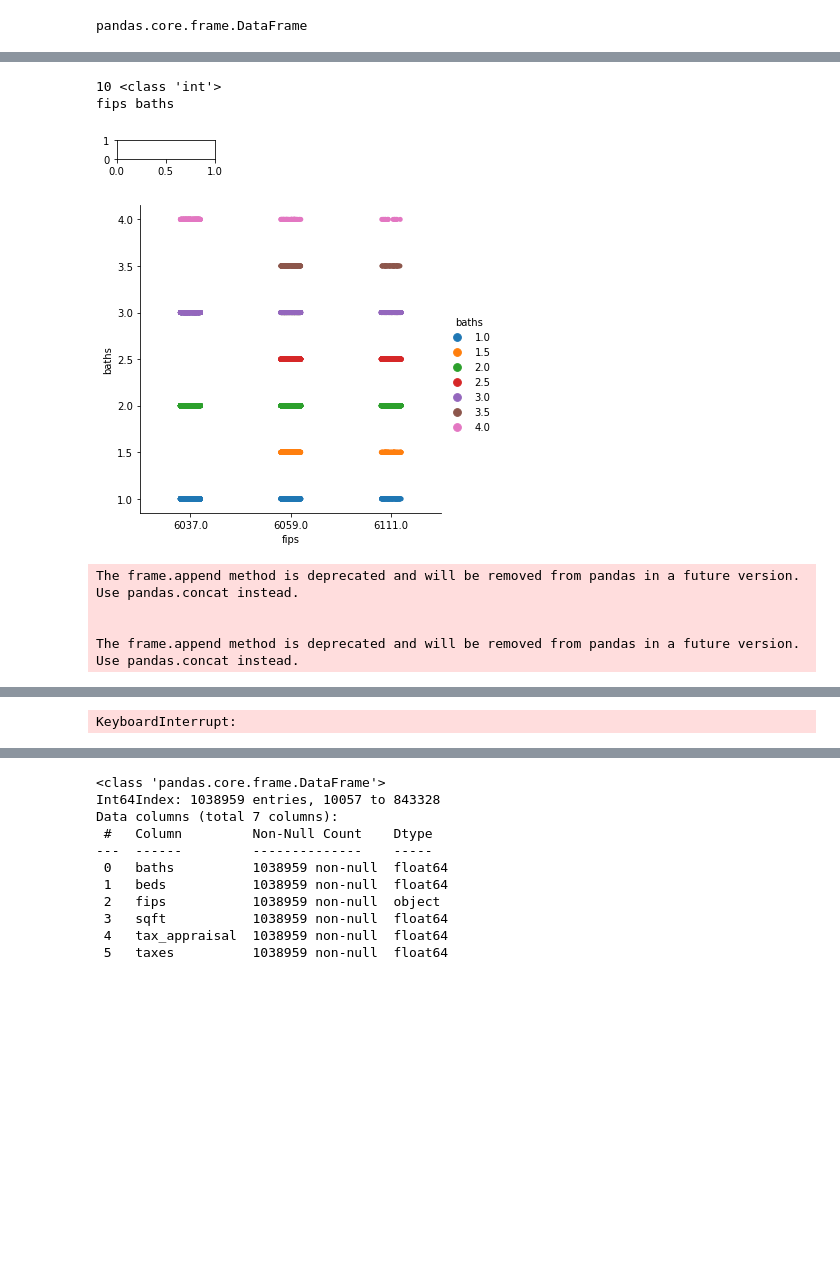
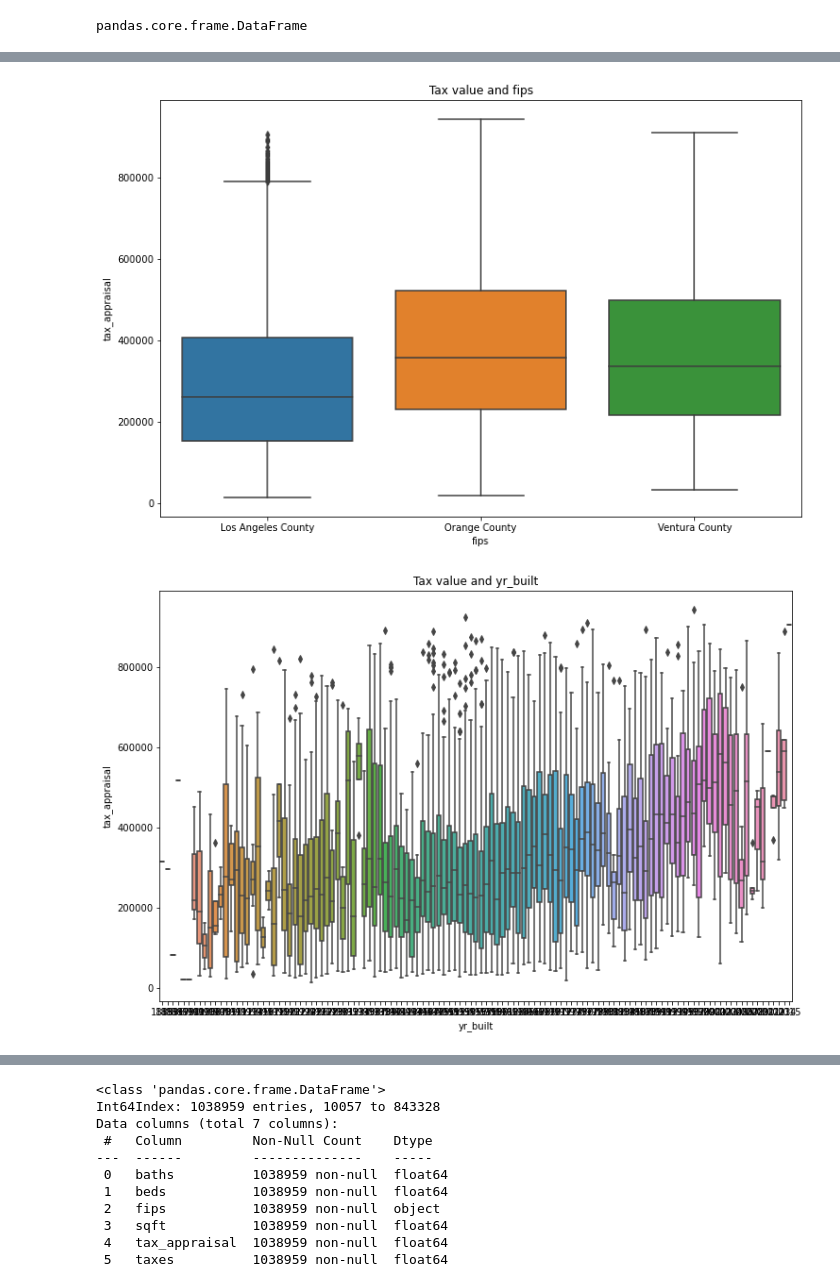
Before and after one commit to David-Howell/regression-exercises, a Jupyter notebook: explore.ipynb, the cells around one changed output, grey strips where cells are left out. Drawn from its saved outputs; the diff is of its cells as text; code cells hidden in the pictures; blank space fills up the shorter version.

```diff
--- a/explore.ipynb
+++ b/explore.ipynb
@@ -259,0 +374,5 @@ cat_vars = ['fips', 'yr_built']
+# %%
+train.fips = train.fips.map({6037.0: 'Los Angeles County',
+                6059.0: 'Orange County',
+                6111.0: 'Ventura County'
+               })
@@ -290,7 +451,7 @@ type(train)
 pandas.core.frame.DataFrame
 # %%
 # train_small = pd.DataFrame()
-train_small, train_rest = train_test_split(train, train_size=1/50, random_state=123)
+train_small, train_rest = train_test_split(train, train_size=1/250, random_state=123)
 # %%
 train_small
 # %% [output]
@@ -310,11 +471,18 @@ train_small
+# %%
+train_small['binned_values'] = pd.qcut(train_small.tax_appraisal, 12)
+# %%
+def plot_cat_and_num_vars(train, num_vars, cat_vars):
+    for cat in cat_vars:
+        plt.figure(figsize=(12,8))
+        plt.title(f'Tax value and {cat}')
+        sns.boxplot(data=train, y='tax_appraisal', x=cat)
+        plt.show()
+
+    for num in num_vars:
+        sns.lmplot(data=train, y='tax_appraisal', x=num, height=8, aspect=12/8, hue='binned_values',line_kws={'color':'red'})
+        plt.show()
 # %%
-plot_categorical_and_continuous_vars(train_small, contin_vars, cat_vars)
+plot_cat_and_num_vars(train_small, contin_vars, cat_vars)
 # %% [output]
-10 <class 'int'>
-fips baths
-[figure, old version]
+[figure, new version]
-[figure, old version]
+[figure, new version]
-The frame.append method is deprecated and will be removed from pandas in a future version. Use pandas.concat instead.
-
-
-The frame.append method is deprecated and will be removed from pandas in a future version. Use pandas.concat instead.
@@ -322 +489,0 @@ The frame.append method is deprecated and will be removed from pandas in a futur
-KeyboardInterrupt:
```
Also changed, not shown: parts of 11 cells of this notebook.
